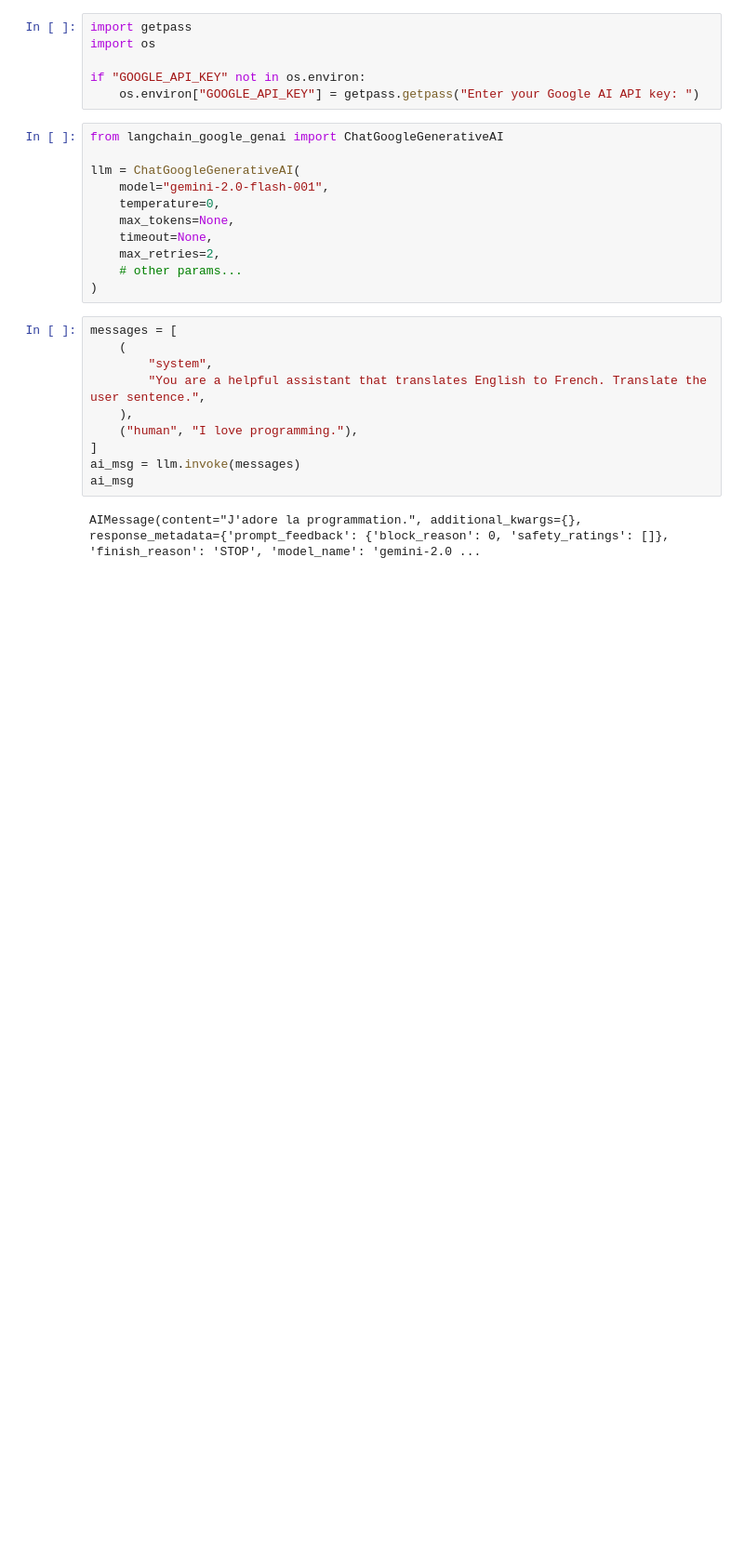
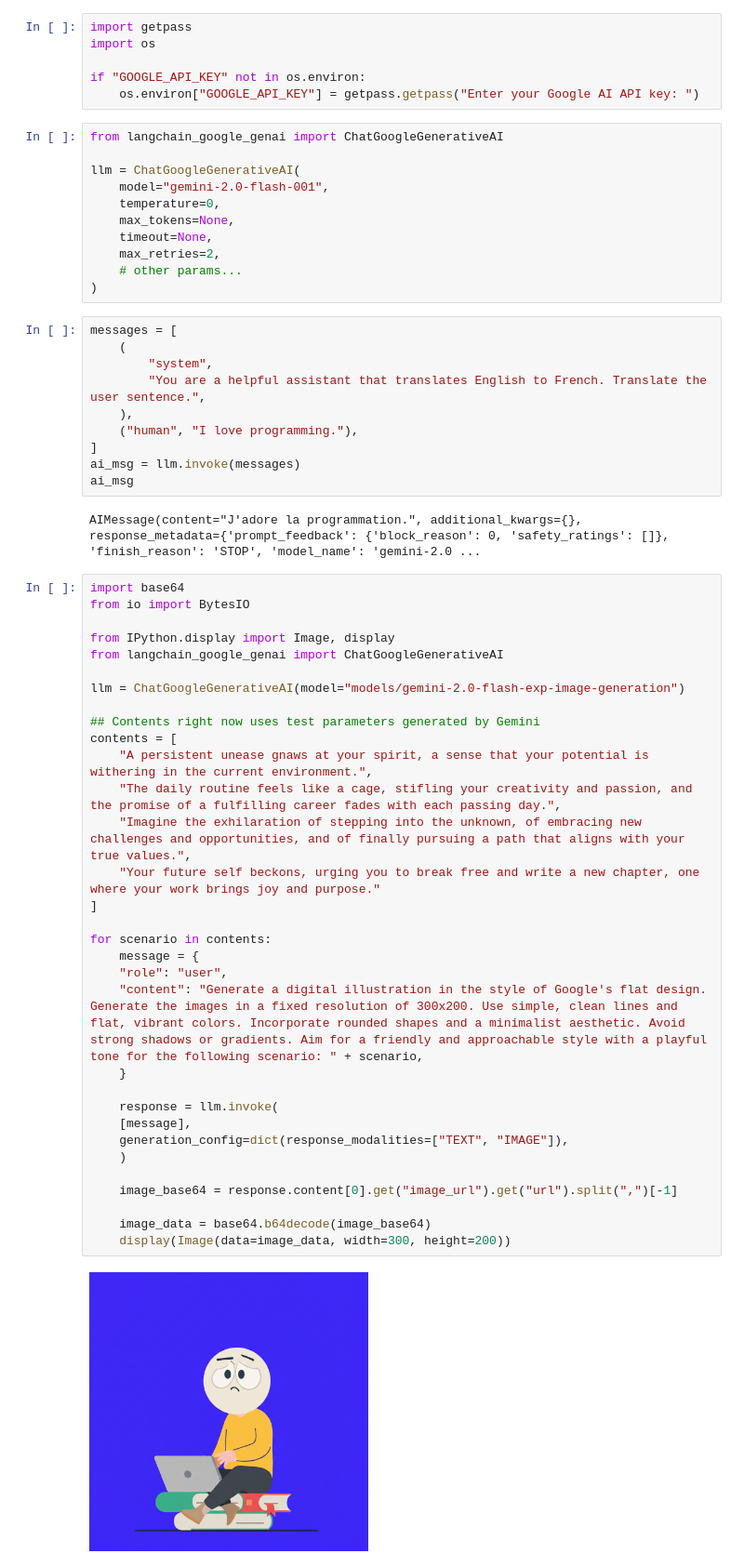
Before and after one commit to sidagr/Plot-Twist-, a Jupyter notebook: backend.ipynb, the cells around one changed output. Shown at 93% size. Drawn from its saved outputs; the diff is of its cells as text; blank space fills up the shorter version.

Commit message:
image gen v1

```diff
--- a/backend.ipynb
+++ b/backend.ipynb
@@ -27,3 +27,37 @@ ai_msg = llm.invoke(messages)
 ai_msg
 # %% [output]
 AIMessage(content="J'adore la programmation.", additional_kwargs={}, response_metadata={'prompt_feedback': {'block_reason': 0, 'safety_ratings': []}, 'finish_reason': 'STOP', 'model_name': 'gemini-2.0 ...
+# %%
+import base64
+from io import BytesIO
+
+from IPython.display import Image, display
+from langchain_google_genai import ChatGoogleGenerativeAI
+
+llm = ChatGoogleGenerativeAI(model="models/gemini-2.0-flash-exp-image-generation")
+
+## Contents right now uses test parameters generated by Gemini
+contents = [
+    "A persistent unease gnaws at your spirit, a sense that your potential is withering in the current environment.",
+    "The daily routine feels like a cage, stifling your creativity and passion, and the promise of a fulfilling career fades with each passing day.",
+    "Imagine the exhilaration of stepping into the unknown, of embracing new challenges and opportunities, and of finally pursuing a path that aligns with your true values.",
+    "Your future self beckons, urging you to break free and write a new chapter, one where your work brings joy and purpose."
+]
+
+for scenario in contents:
+    message = {
+    "role": "user",
+    "content": "Generate a digital illustration in the style of Google's flat design. Generate the images in a fixed resolution of 300x200. Use simple, clean lines and flat, vibrant colors. Incorporate rounded shapes and a minimalist aesthetic. Avoid strong shadows or gradients. Aim for a friendly and approachable style with a playful tone for the following scenario: " + scenario,
+    }
+
+    response = llm.invoke(
+    [message],
+    generation_config=dict(response_modalities=["TEXT", "IMAGE"]),
+    )
+
+    image_base64 = response.content[0].get("image_url").get("url").split(",")[-1]
+
+    image_data = base64.b64decode(image_base64)
+    display(Image(data=image_data, width=300, height=200))
+# %% [output]
+[figure, added]
```
Also changed, not shown: parts of 1 cell of this notebook.
